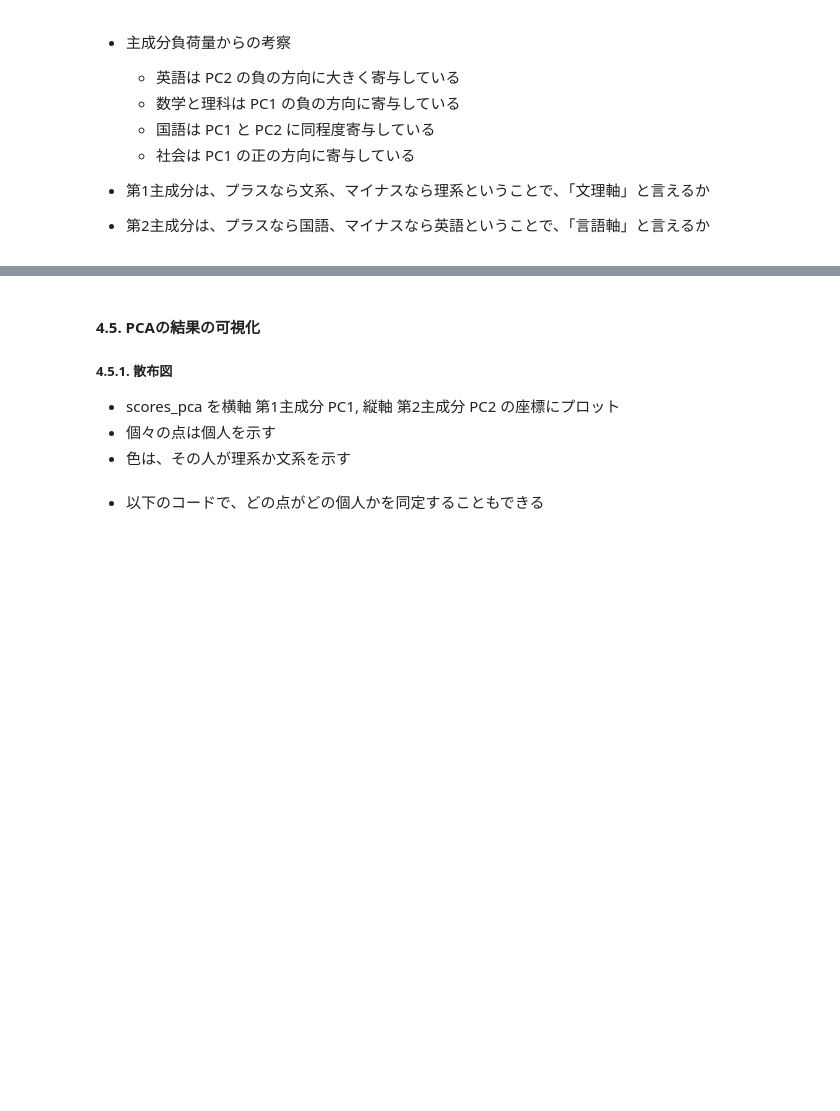
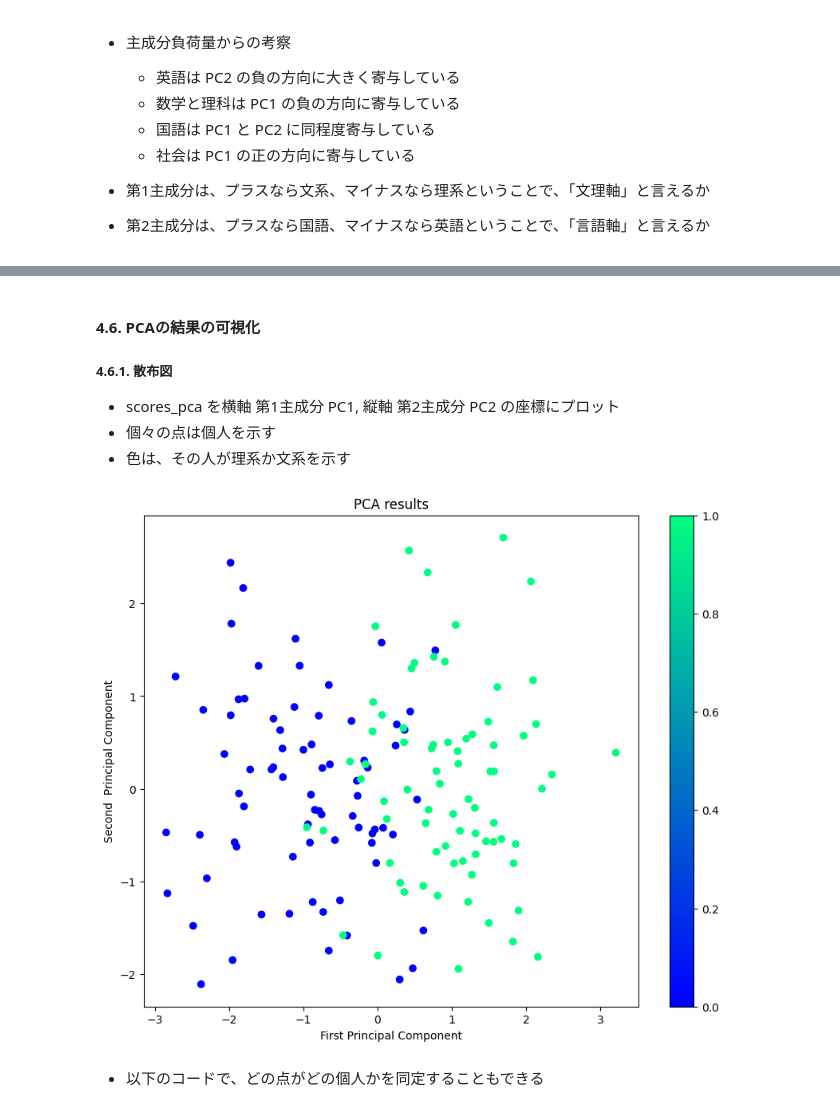
Before and after one commit to kytk/AI-MAILs, a Jupyter notebook: python_7_scikit-learn-2.ipynb, the cells around one changed output, grey strips where cells are left out. Saved outputs shown, nothing was run; the diff lists cells and outputs as text; code cells hidden in the pictures; blank space fills up the shorter version.

```diff
--- a/python_7_scikit-learn-2.ipynb
+++ b/python_7_scikit-learn-2.ipynb
@@ -174,8 +238,8 @@ print('scores_standardizedの標準偏差:', np.round(scores_standardized.std(ax
 # %%
 # PCAの適用
 
-# PCAを行うオブジェクト pca を生成
-pca = PCA(n_components=2)
+# 5教科のスコアに対してPCAを行うオブジェクト pca5 を生成
+pca5 = PCA(n_components=2)
 
 # 前処理が終わったデータを投入し、fitで学習、transformで変換
-scores_pca = pca.fit_transform(scores_standardized)
+scores_pca = pca5.fit_transform(scores_standardized)
@@ -278,24 +481,26 @@ print(loadings_df)
 # %% [markdown]
-#### 4.5. PCAの結果の可視化
+#### 4.6. PCAの結果の可視化
 
-##### 4.5.1. 散布図
+##### 4.6.1. 散布図
 - scores_pca を横軸 第1主成分 PC1, 縦軸 第2主成分 PC2 の座標にプロット
 - 個々の点は個人を示す
 - 色は、その人が理系か文系を示す
 # %%
 # 散布図にプロット
 # 横軸に scores_pcaの第1列、縦軸に scores_pcaの第2列をプロット
 
 # 理系の人を0(青色), 文系の人を1(緑色)で表示
 
 plt.figure(figsize=(10, 8))
 scatter = plt.scatter(scores_pca[:, 0], scores_pca[:, 1],
                       c=df['group'].map({'science': 0, 'humanities': 1}), cmap='winter')
 plt.colorbar()
-plt.xlabel('PC1')
-plt.ylabel('PC2')
+plt.xlabel('First Principal Component')
+plt.ylabel('Second  Principal Component')
 plt.title('PCA results')
 plt.show()
+# %% [output]
+[figure, added]
 # %% [markdown]
 - 以下のコードで、どの点がどの個人かを同定することもできる
 # %%
```
Also changed, not shown: parts of 70 cells of this notebook.
